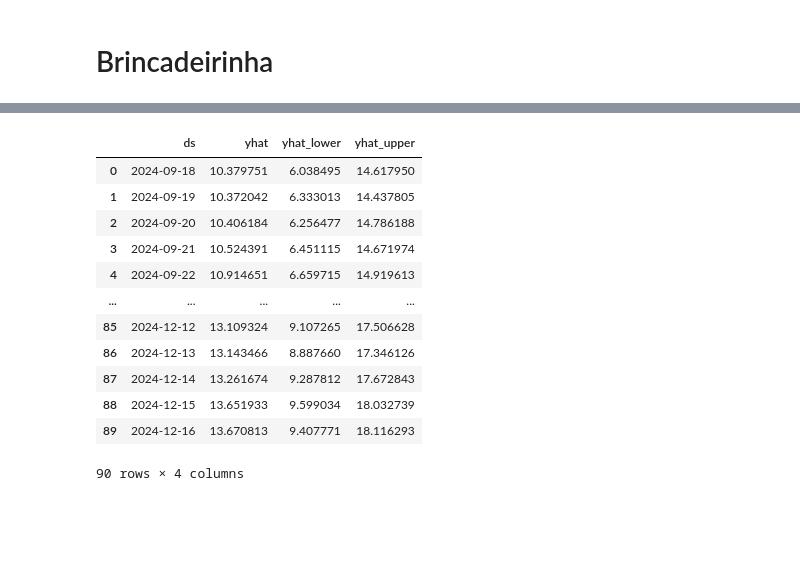
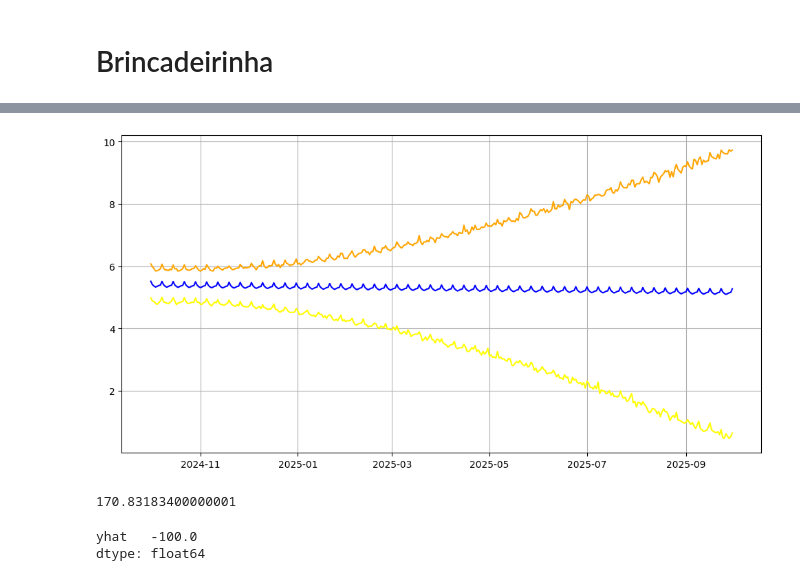
Before and after one commit to Gabrielnbr/modelo_unicin, a Jupyter notebook: notebooks/testes.ipynb, the cells around one changed output, grey strips where cells are left out. Saved outputs shown, nothing was run; the diff lists cells and outputs as text; code cells hidden in the pictures; blank space fills up the shorter version.

```diff
--- a/notebooks/testes.ipynb
+++ b/notebooks/testes.ipynb
@@ -43,0 +56,5 @@ df_aux.sample(5)
+# %%
+df_aux = df_aux.loc[df_aux['ds'] >= '2023-09-30',:]
+# %%
+df_train = df_aux.loc[df_aux['ds'] <= '2024-09-30',:]
+df_test = df_aux.loc[df_aux['ds'] > '2024-09-30',:]
@@ -44,6 +70,6 @@ df_aux.sample(5)
 # %%
 m = Prophet()
-m.fit(df_aux)
-future = m.make_future_dataframe(periods=90)
-future.tail()
+m.fit(df_train)
+future = m.make_future_dataframe(periods=365)
+future.info()
 # %% [output]
@@ -75,21 +89,21 @@ forecast[['ds', 'yhat', 'yhat_lower', 'yhat_upper']]
 # %%
 ds_future = forecast
 # %%
-futuro = ds_future.loc[ds_future["ds"] > "2024-09-17",\
-        ['ds', 'yhat', 'yhat_lower', 'yhat_upper']] \
-        .groupby("ds").sum().reset_index()
-futuro
+futuro = ds_future.loc[ds_future["ds"] > "2024-09-30", [
+                                                        'ds',
+                                                        'yhat',
+                                                        'yhat_lower',
+                                                        'yhat_upper'
+                                                        ]
+                        ].groupby("ds").sum().reset_index()
-# %% [output]
-|  | ds | yhat | yhat_lower | yhat_upper |
-| 0 | 2024-09-18 | 10.379751 | 6.038495 | 14.617950 |
-| 1 | 2024-09-19 | 10.372042 | 6.333013 | 14.437805 |
-| 2 | 2024-09-20 | 10.406184 | 6.256477 | 14.786188 |
-| 3 | 2024-09-21 | 10.524391 | 6.451115 | 14.671974 |
-| 4 | 2024-09-22 | 10.914651 | 6.659715 | 14.919613 |
-| ... | ... | ... | ... | ... |
-| 85 | 2024-12-12 | 13.109324 | 9.107265 | 17.506628 |
-| 86 | 2024-12-13 | 13.143466 | 8.887660 | 17.346126 |
-| 87 | 2024-12-14 | 13.261674 | 9.287812 | 17.672843 |
-| 88 | 2024-12-15 | 13.651933 | 9.599034 | 18.032739 |
-| 89 | 2024-12-16 | 13.670813 | 9.407771 | 18.116293 |
-90 rows × 4 columns
+# %%
+plt.figure(figsize=(12, 6))
+
+plt.plot(futuro['ds'], futuro['yhat'], label='yhat', color='blue')
+plt.plot(futuro['ds'], futuro['yhat_lower'], label='yhat_lower', color='yellow')
+plt.plot(futuro['ds'], futuro['yhat_upper'], label='yhat_upper', color='orange')
+
+plt.grid(True)
+plt.show()
+# %% [output]
+[figure, added]
@@ -95,0 +113,10 @@ futuro
+# %%
+valor_teste = df_test['y'].sum()
+valor_teste
+# %% [output]
+170.83183400000001
+# %%
+((valor_futuro / valor_teste)-1)*100
+# %% [output]
+yhat   -100.0
+dtype: float64
```
Also changed, not shown: parts of 24 cells of this notebook, 9 other files.
